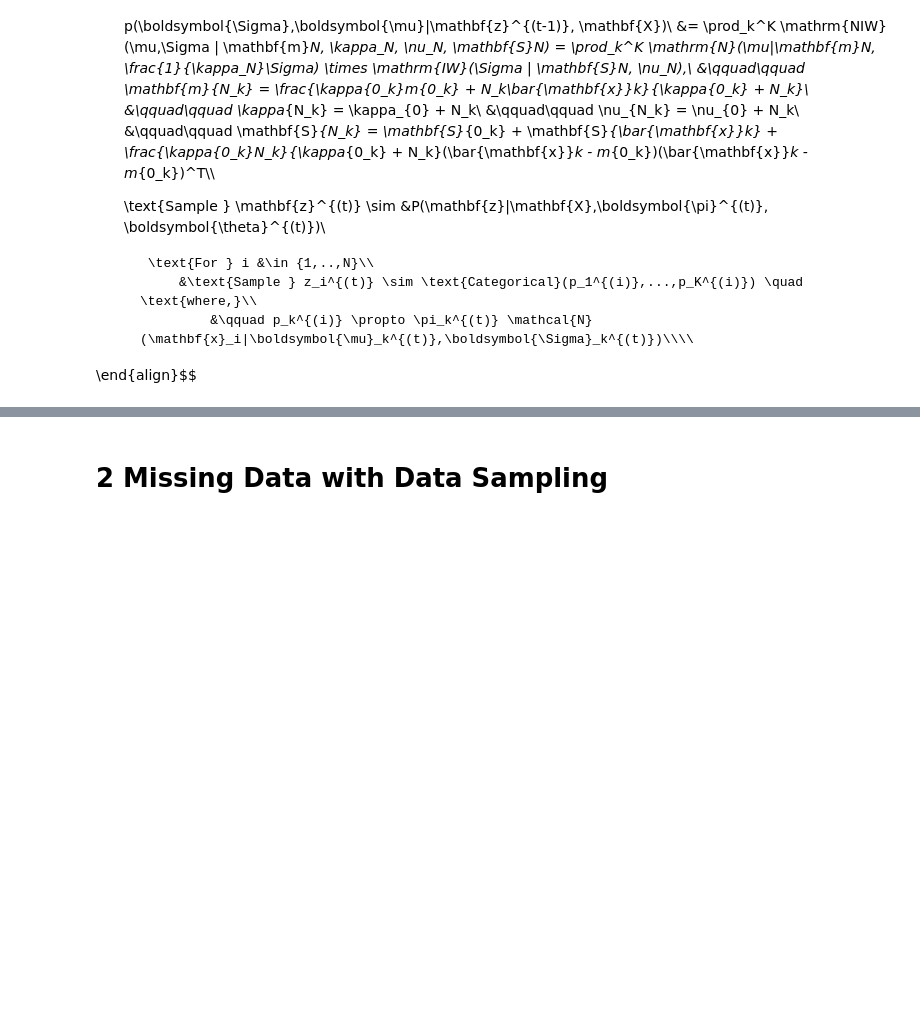
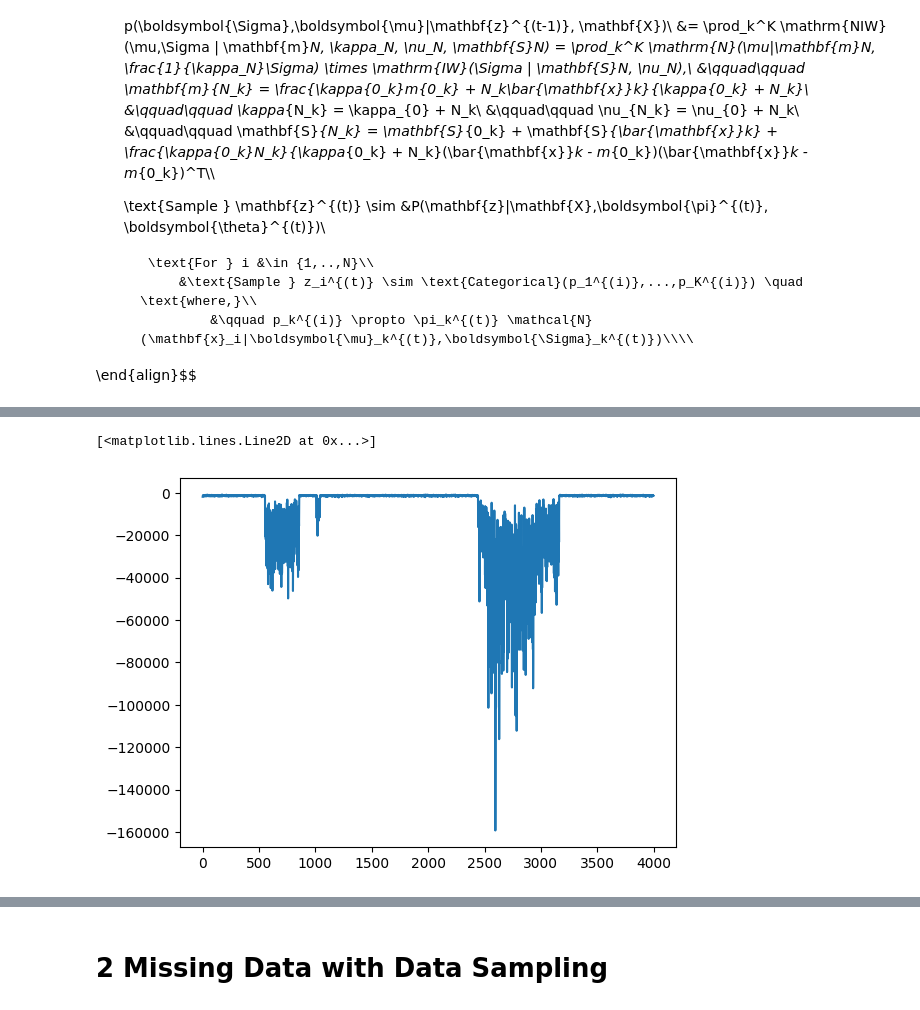
Before and after one commit to jimmyjz1127/bayesian-mixture-model-missing-data, a Jupyter notebook: Week4/GMMMCMC.ipynb, the cells around one changed output, grey strips where cells are left out. Drawn from its saved outputs; the diff is of its cells as text; code cells hidden in the pictures; blank space fills up the shorter version.

```diff
--- a/Week4/GMMMCMC.ipynb
+++ b/Week4/GMMMCMC.ipynb
@@ -96,8 +166,7 @@ def sample_π(zs, α_0, K):
         @param (K)   : the number of components
     '''
 
-    z_counts = np.bincount(zs.astype(np.int64), minlength=K)
-    return rng.dirichlet(α_0 + z_counts)
+    z_counts = np.bincount(zs.astype(np.int64), minlengt)
 # %%
 def sample_NIW(X,zs,μ_0,S_0,k_0,ν_0,K):
     N,D = X.shape
@@ -126,7 +195,7 @@ def sample_NIW(X,zs,μ_0,S_0,k_0,ν_0,K):
         μ_n = (k_0 * μ_0 + n_k * x_bar[k])/k_n
         μs[k] = np.random.multivariate_normal(mean=μ_n, cov=Σs[k]/k_n)
 
-    return Σs,μs
+    return Σs,μs,
 # %%
 def gibbs(X, num_iter, num_burn, K, rng=np.random.default_rng(random_seed), eps=1e-20) :
     N,D = X.shape
@@ -149,6 +218,8 @@ def gibbs(X, num_iter, num_burn, K, rng=np.random.default_rng(random_seed), eps=
 
     likelihoods = []
 
+    post = []
+
     for t in range(1,num_iter+num_burn):
         π = sample_π(z, α_0, K)
         Σ,μ = sample_NIW(X,z,μ_0,S_0,k_0,ν_0,K)
@@ -156,11 +227,14 @@ def gibbs(X, num_iter, num_burn, K, rng=np.random.default_rng(random_seed), eps=
 
         z = sampleZs(p)
 
+        posterior_likelihood = compute_posterior(X, z, μ, Σ, π,μ_0,α_0,k_0,S_0,ν_0)
+
         if t >= num_burn:
+            post.append(posterior_likelihood)
             likelihoods.append(loglik)
             zs.append(z.copy())
             πs.append(π.copy())
             μs.append(μ.copy())
             Σs.append(Σ.copy())
 
-    return zs, Σs, μs, πs,likelihoods
+    return zs, Σs, μs, πs,likelihoods, post
@@ -183,0 +241,2 @@ plt.show()
+# %%
+zs,sigmas,mus,pis,likelihoods,post = gibbs(X_train,4000,1000,3)
@@ -183,0 +248,5 @@ plt.show()
+# %%
+plt.plot(post)
+# %% [output]
+[<matplotlib.lines.Line2D at 0x...>]
+[figure, added]
```
Also changed, not shown: parts of 22 cells of this notebook, 5 other files.
